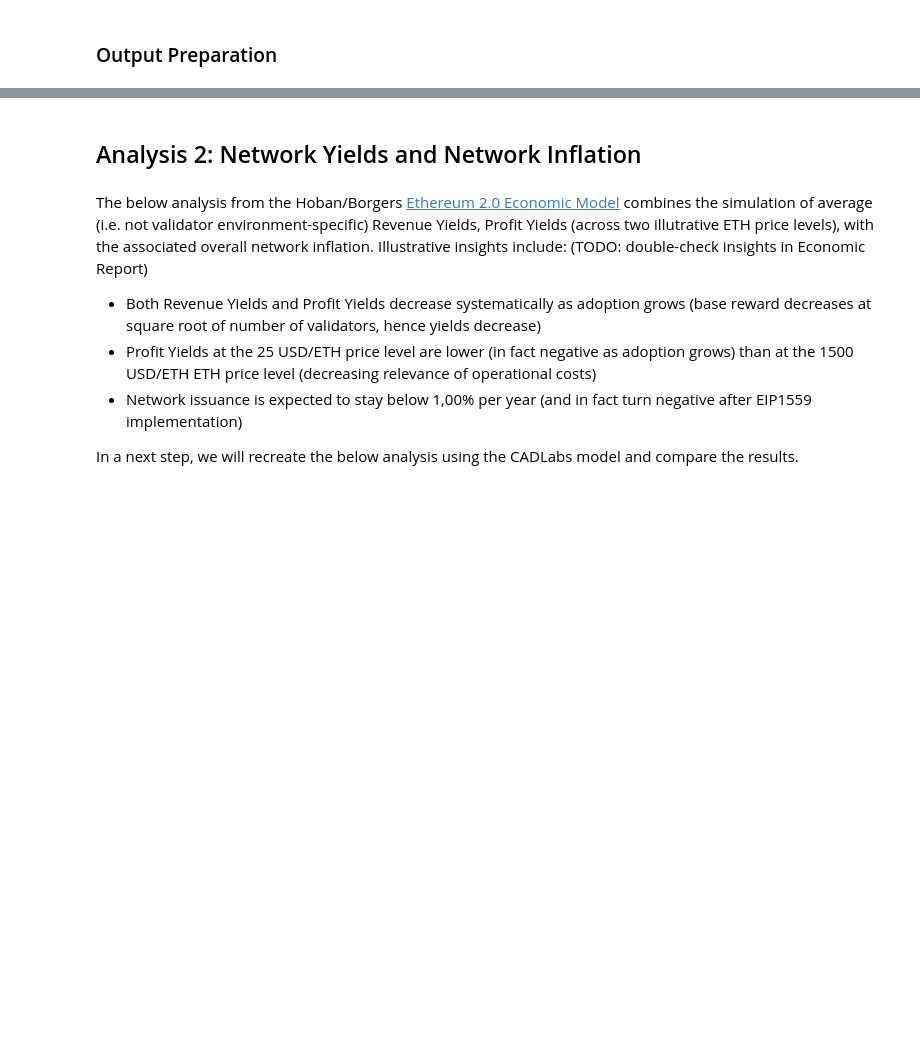
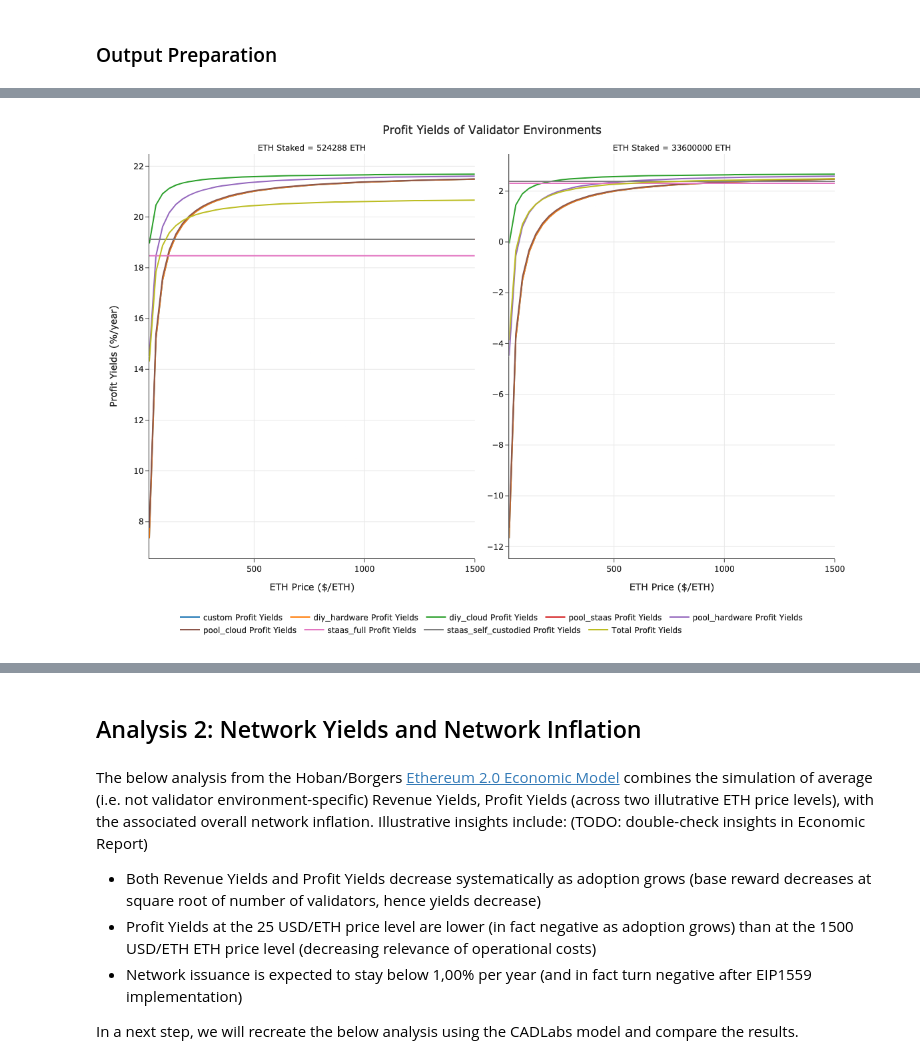
Before and after one commit to CADLabs/ethereum-economic-model, a Jupyter notebook: experiments/notebooks/1_model_validation.ipynb, the cells around one changed output, grey strips where cells are left out. Saved outputs shown, nothing was run; the diff lists cells and outputs as text; code cells hidden in the pictures; blank space fills up the shorter version.

```diff
--- a/experiments/notebooks/1_model_validation.ipynb
+++ b/experiments/notebooks/1_model_validation.ipynb
@@ -159,5 +154,5 @@ time: 156 ms (started: 2021-06-15 09:07:07 +02:00)
 
 The below plots recreate Hoban/Borger's analysis using the same validator adoption levels (52488 ETH, 3360000 ETH) and cost assumptions. The profit yields across validator environments and adoption levels match very closely (e.g. at the 524288 adoption level and assuming an ETH price of 500 USD/ETH, profit yields for a StaaS validator are shown at around 18%; those were profitable days), e.g. We conclude that the model is valid for this specific analysis.
 # %%
-visualizations.plot_validator_environment_yields(df_1.query('subset == 0').copy())
+visualizations.plot_validator_environment_yields(df_1.copy())
 # %% [output]
@@ -165,0 +159 @@ visualizations.plot_validator_environment_yields(df_1.query('subset == 0').copy(
+[figure, added]
```
Also changed, not shown: parts of 25 cells of this notebook, 9 other files.
